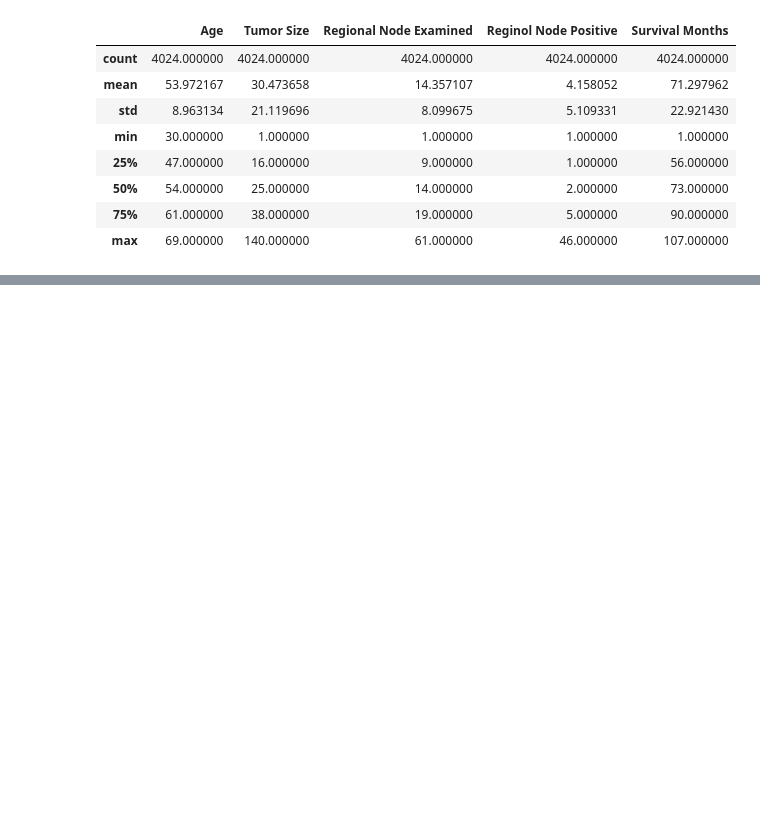
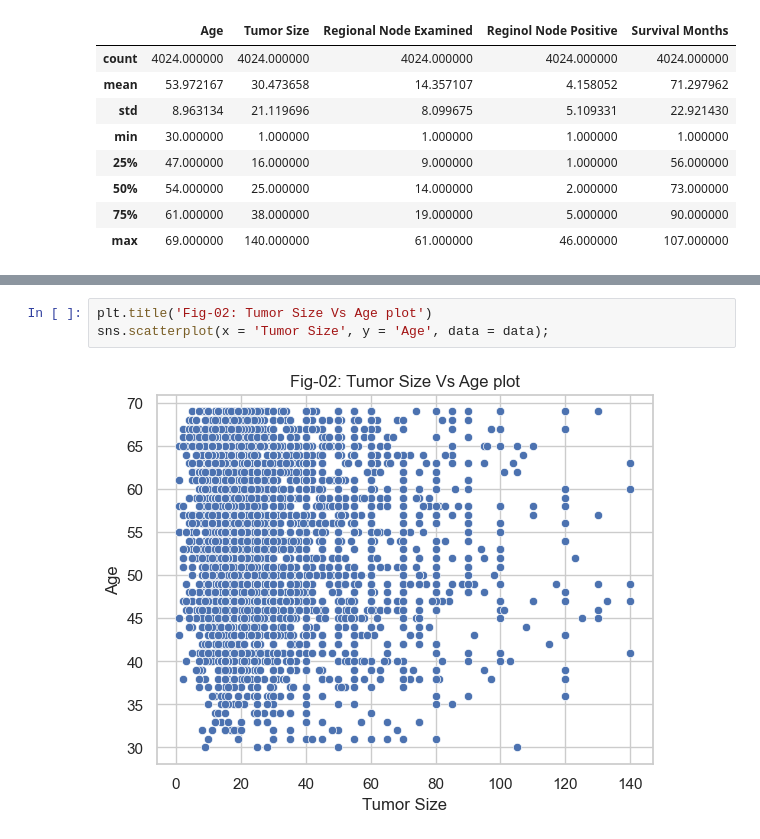
Before and after one commit to masrufjaman/Breast-Cancer-Prediction, a Jupyter notebook: breast-cancer-prediction.ipynb, the cells around one changed output, grey strips where cells are left out. Drawn from its saved outputs; the diff is of its cells as text; blank space fills up the shorter version.

```diff
--- a/breast-cancer-prediction.ipynb
+++ b/breast-cancer-prediction.ipynb
@@ -109,0 +196,5 @@ dtype: bool
+# %%
+plt.title('Fig-02: Tumor Size Vs Age plot')
+sns.scatterplot(x = 'Tumor Size', y = 'Age', data = data);
+# %% [output]
+[figure, added]
```
Also changed, not shown: parts of 88 cells of this notebook, 4 other files.
